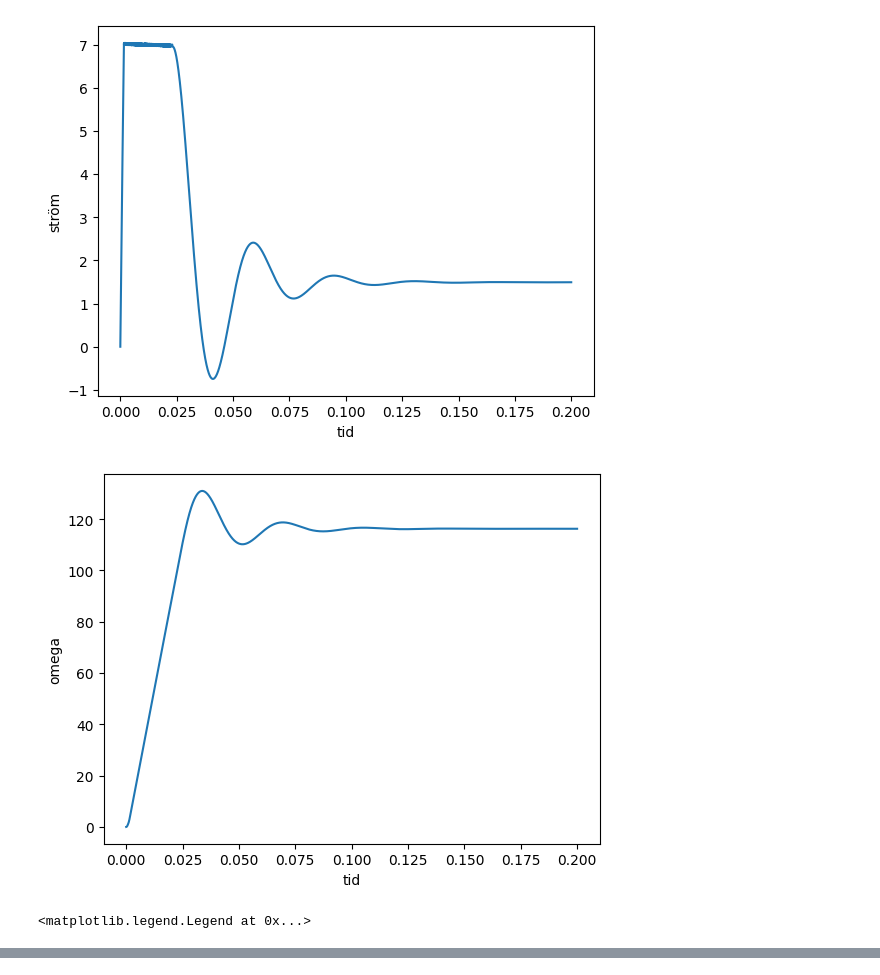
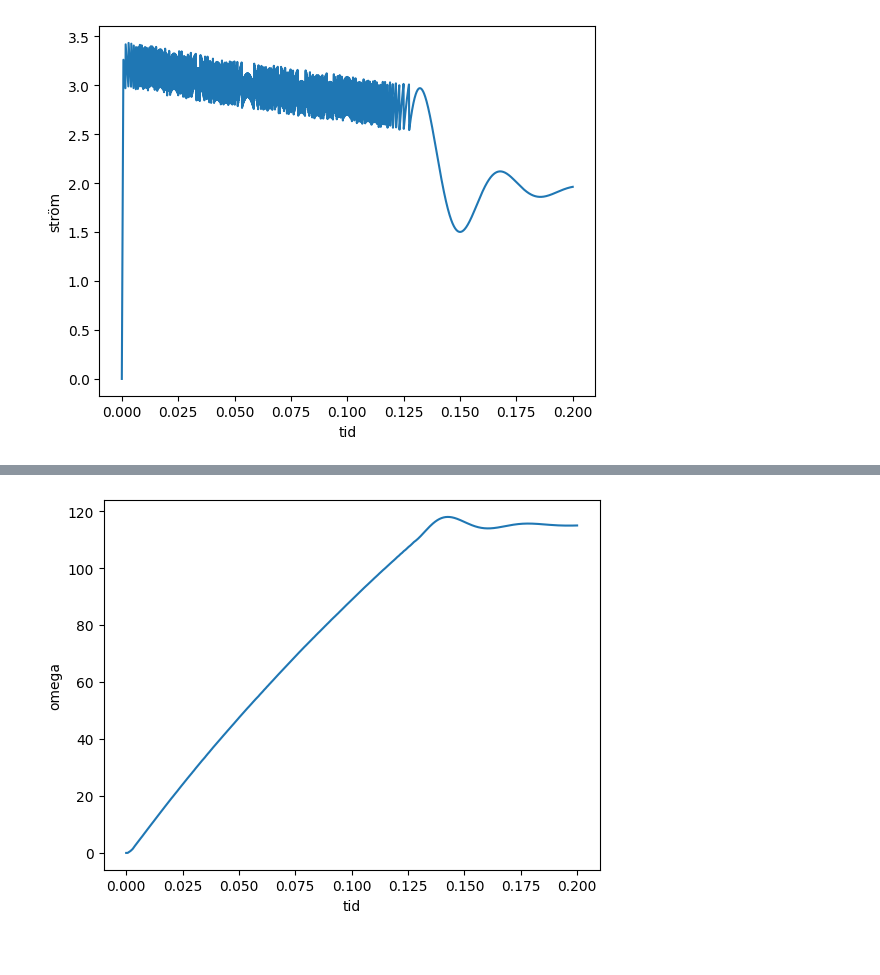
Before and after one commit to wingez/chalmers_machine_learning, a Jupyter notebook: system/gustav_jonathan.ipynb, the cells around one changed output, grey strips where cells are left out. Cells and saved outputs as stored; diff of their text form; code cells hidden in the pictures.

```diff
--- a/system/gustav_jonathan.ipynb
+++ b/system/gustav_jonathan.ipynb
@@ -5,57 +5,14 @@ import matplotlib.pyplot as plt
 from system.model import simulate
 # %%
 
-result = simulate(seconds=0.1*2, target_current=7)
+result = simulate(seconds=0.2, target_current=3)
 
 
 
 #plt.subplot(5,1,1)
 plt.plot(result.time,result.current,)
 plt.xlabel("tid")
 plt.ylabel("ström")
 plt.show()
-
-
-plt.plot(result.time,result.omega,)
-plt.xlabel('tid')
-plt.ylabel("omega")
-plt.show()
-
-
-plt.plot(result.time,result.pos,)
-plt.xlabel('tid')
-plt.ylabel("pos")
-plt.show()
-
-
-
-fig = plt.figure()
-ax = plt.axes()
-#fig,ax = plt.subplots(figsize = (100,100))
-for label,voltage in result.voltages.items():
-
-  ax.scatter(result.time, voltage, label= label)
-
-ax.set_xlabel("time (s)")
-ax.set_ylabel("voltage (V)")
-ax.legend()
-
-fig = plt.figure()
-ax = plt.axes()
-#fig,ax = plt.subplots(figsize = (100,100))
-ax.plot(result.time, result.t_dev, label = "t_dev")
-ax.plot(result.time, result.t_last, label = "t_last")
-
-ax.set_xlabel("time (s)")
-ax.set_ylabel("torque (N)")
-ax.legend()
-
-
-
-
-#fig.show()
-#plt.show()
 # %% [output]
-[figure, old version]
+[figure, new version]
-[figure, removed]
-<matplotlib.legend.Legend at 0x...>
@@ -63,0 +19,7 @@ ax.legend()
+# %%
+plt.plot(result.time,result.omega,)
+plt.xlabel('tid')
+plt.ylabel("omega")
+plt.show()
+# %% [output]
+[figure, added]
```
Also changed, not shown: parts of 4 cells of this notebook, 2 other files.
